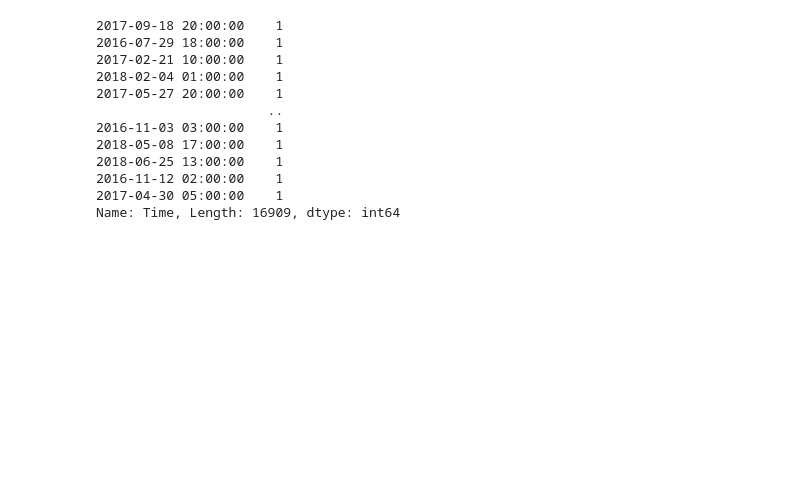
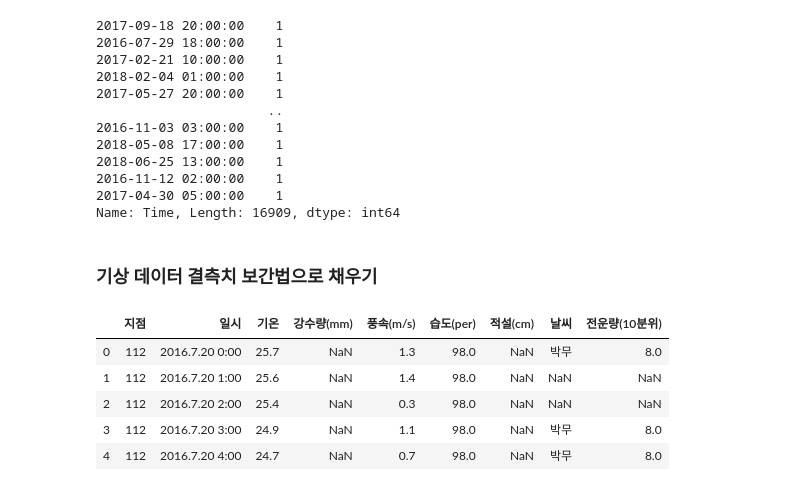
Before and after one commit to almondh/TIL, a Jupyter notebook: EP demand prediction/EP demand prediction_2.ipynb, the cells around one changed output. Cells and saved outputs as stored; diff of their text form; code cells hidden in the pictures; blank space fills up the shorter version.

```diff
--- a/EP demand prediction/EP demand prediction_2.ipynb
+++ b/EP demand prediction/EP demand prediction_2.ipynb
@@ -238,3 +237,16 @@ pd.Series(result['Time']).value_counts()
 2016-11-12 02:00:00    1
 2017-04-30 05:00:00    1
 Name: Time, Length: 16909, dtype: int64
+# %% [markdown]
+### 기상 데이터 결측치 보간법으로 채우기
+# %%
+hour_weather = pd.read_csv("11회 data 과거 인천 기상예측/hourly_weather.csv",
+                          encoding='cp949')
+hour_weather.head()
+# %% [output]
+|  | 지점 | 일시 | 기온 | 강수량(mm) | 풍속(m/s) | 습도(per) | 적설(cm) | 날씨 | 전운량(10분위) |
+| 0 | 112 | 2016.7.20 0:00 | 25.7 | NaN | 1.3 | 98.0 | NaN | 박무 | 8.0 |
+| 1 | 112 | 2016.7.20 1:00 | 25.6 | NaN | 1.4 | 98.0 | NaN | NaN | NaN |
+| 2 | 112 | 2016.7.20 2:00 | 25.4 | NaN | 0.3 | 98.0 | NaN | NaN | NaN |
+| 3 | 112 | 2016.7.20 3:00 | 24.9 | NaN | 1.1 | 98.0 | NaN | 박무 | 8.0 |
+| 4 | 112 | 2016.7.20 4:00 | 24.7 | NaN | 0.7 | 98.0 | NaN | 박무 | 8.0 |
```
Also changed, not shown: parts of 7 cells of this notebook.
